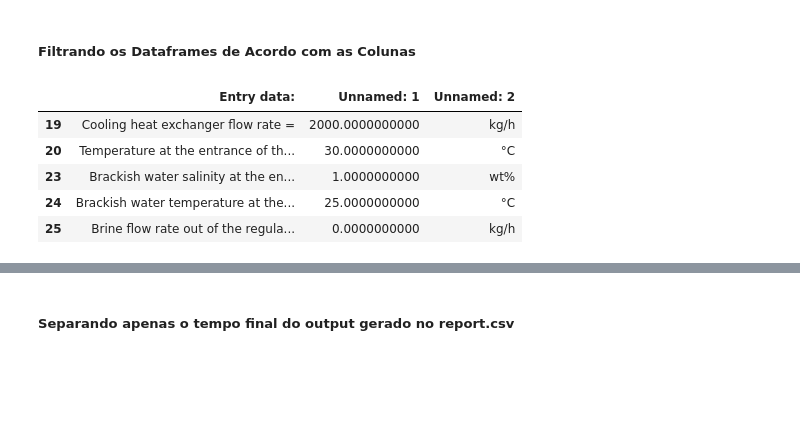
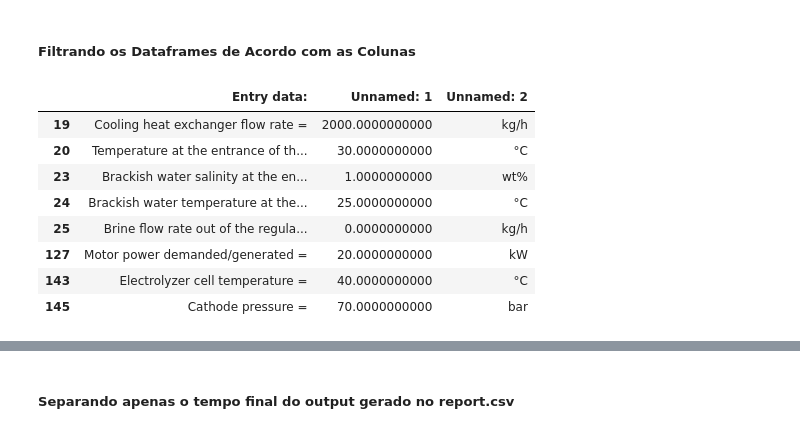
Before and after one commit to LucasPimentaM/mapeamento_galp, a Jupyter notebook: mapeamento_svg.ipynb, the cells around one changed output, grey strips where cells are left out. Cells and saved outputs as stored; diff of their text form; code cells hidden in the pictures; blank space fills up the shorter version.

Commit message:
corrigindo atualização entry_data

```diff
--- a/mapeamento_svg.ipynb
+++ b/mapeamento_svg.ipynb
@@ -52,11 +52,9 @@ userows_entry_data = [
     "Brackish water temperature at the entrance of the regulating tank =",
     "Brackish water salinity at the entrance of the regulating tank =",
     "Temperature at the entrance of the cold side =",
-    "Heating heat exchanger mass flow rate =",
-    "Motor power demanded/generated ="
+    "Motor power demanded/generated =",
     "Electrolyzer cell temperature =",
     "Cathode pressure ="
-
 ]
 
 usecols_report = [
@@ -147,14 +145,17 @@ usecols_report = [
 ##### Filtrando os Dataframes de Acordo com as Colunas
 # %%
 entry_data_filtrado = entry_data[entry_data['Entry data:'].isin(userows_entry_data)]
-entry_data_filtrado.head()
+entry_data_filtrado
 # %% [output]
 |  | Entry data: | Unnamed: 1 | Unnamed: 2 |
 | 19 | Cooling heat exchanger flow rate = | 2000.0000000000 | kg/h |
 | 20 | Temperature at the entrance of th... | 30.0000000000 | °C |
 | 23 | Brackish water salinity at the en... | 1.0000000000 | wt% |
 | 24 | Brackish water temperature at the... | 25.0000000000 | °C |
 | 25 | Brine flow rate out of the regula... | 0.0000000000 | kg/h |
+| 127 | Motor power demanded/generated = | 20.0000000000 | kW |
+| 143 | Electrolyzer cell temperature = | 40.0000000000 | °C |
+| 145 | Cathode pressure = | 70.0000000000 | bar |
 # %%
 report_filtrado = report.filter(items=usecols_report)
 report_filtrado.head()
```
Also changed, not shown: parts of 1 cell of this notebook, 1 other file.
